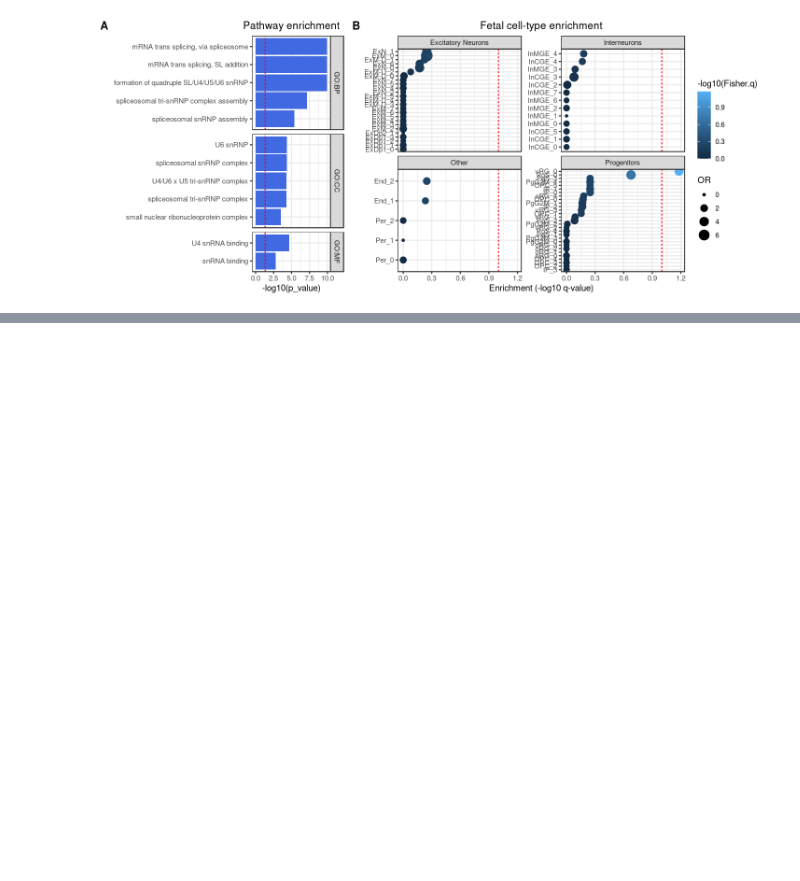
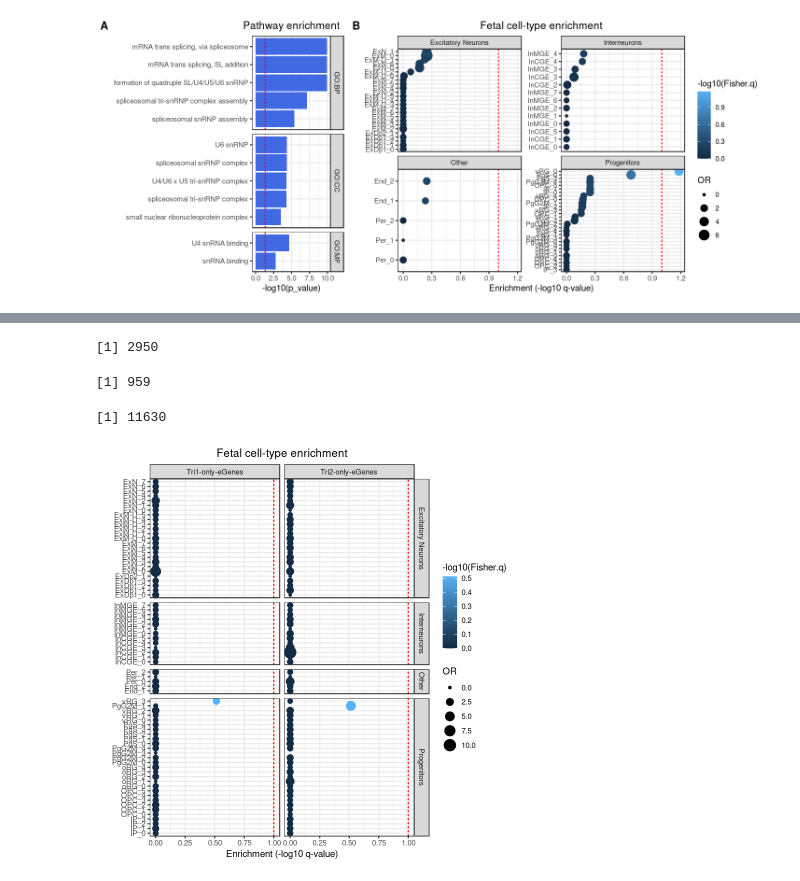
Before and after one commit to gandallab/devBrain_xQTL, a Jupyter notebook: code/06-analyses/Fetal-only-QTLs.ipynb, the cells around one changed output, grey strips where cells are left out. Drawn from its saved outputs; the diff is of its cells as text; code cells hidden in the pictures; blank space fills up the shorter version.

```diff
--- a/code/06-analyses/Fetal-only-QTLs.ipynb
+++ b/code/06-analyses/Fetal-only-QTLs.ipynb
@@ -124,0 +192,6 @@ cowplot::plot_grid(plotlist = list(panelA, panelB),labels="AUTO",rel_widths = c(
+# %%
+tableS3.tri1 = openxlsx::read.xlsx("data/manuscript/ST3.xlsx", sheet="ST3-1-tri1-eGene") %>% as_tibble()
+tableS3.tri1 %>% head()
+
+#4211 tri1 egenes
+nrow(tableS3.tri1)
@@ -124,0 +209,6 @@ cowplot::plot_grid(plotlist = list(panelA, panelB),labels="AUTO",rel_widths = c(
+# %%
+tableS3.tri2 = openxlsx::read.xlsx("data/manuscript/ST3.xlsx", sheet="ST3-2-tri2-eGene") %>% as_tibble()
+tableS3.tri2 %>% head()
+
+#2220 tri2 egenes
+nrow(tableS3.tri2)
@@ -124,0 +247,50 @@ cowplot::plot_grid(plotlist = list(panelA, panelB),labels="AUTO",rel_widths = c(
+# %%
+tri1_only = tableS3.tri1$pid[!tableS3.tri1$pid %in% tableS3.tri2$pid]
+length(tri1_only)
+tri2_only = tableS3.tri2$pid[!tableS3.tri2$pid %in% tableS3.tri1$pid]
+length(tri2_only)
+
+tri1and2_bg = unique(c(tri1_only, tri2_only, tableS1$pid))
+length(tri1and2_bg)
+# %% [output]
+[1] 2950
+[1] 959
+[1] 11630
+# %%
+# Cell type markers from fetal brain scRNAseq
+# Load poliodakis et al markers (Table S4)
+celltypemarkers <- openxlsx::read.xlsx('https://www.cell.com/cms/10.1016/j.neuron.2019.06.011/attachment/508ae008-b926-487a-b871-844a12acc1f8/mmc5', sheet='Cluster enriched genes') %>% as_tibble()
+
+celltypemarkers.tableS5 = openxlsx::read.xlsx('https://www.cell.com/cms/10.1016/j.neuron.2019.06.011/attachment/ec1863fa-0dfc-405c-928c-c5ca96115667/mmc6', sheet='Sub-cluster enriched genes') %>% as_tibble()
+markers.bg = unique(c(celltypemarkers$Ensembl,celltypemarkers.tableS5$Ensembl))
+markers.bg2 <- tableS1 %>% filter(gene_type == "protein_coding") %>%  select(pid) %>% pull()
+
+
+  df_fisher = data.frame()
+  for(this_cell in unique(celltypemarkers.tableS5$Subcluster)) {
+    marker_genes = celltypemarkers.tableS5 %>% filter(Subcluster == this_cell) %>% dplyr::select(Ensembl) %>% pull()
+    enrichment = ORA(tri1_only, marker_genes, tri1and2_bg, markers.bg)
+    df_fisher = rbind(df_fisher, data.frame(set="Tri1-only-eGenes", cell=this_cell, as.data.frame(t(enrichment))))
+
+      enrichment2 = ORA(tri2_only, marker_genes, tri1and2_bg, markers.bg)
+    df_fisher = rbind(df_fisher, data.frame(set="Tri2-only-eGenes", cell=this_cell, as.data.frame(t(enrichment2))))
+  }
+
+    df_fisher$OR = as.numeric(df_fisher$OR)
+  df_fisher$Fisher.p = as.numeric(df_fisher$Fisher.p)
+  df_fisher$Fisher.p[df_fisher$OR<1] = 1
+  df_fisher$Fisher.q = p.adjust(df_fisher$Fisher.p,'fdr')
+
+  df_fisher$CellClass = "Progenitors"
+  df_fisher$CellClass[grep("Ex",df_fisher$cell)] = "Excitatory Neurons"
+  df_fisher$CellClass[grep("In",df_fisher$cell)] = "Interneurons"
+  df_fisher$CellClass[grep("End",df_fisher$cell)] = "Other"
+  df_fisher$CellClass[grep("Per",df_fisher$cell)] = "Other"
+  df_fisher$CellClass[grep("Per",df_fisher$cell)] = "Other"
+
+ggplot(df_fisher,aes(x=reorder(cell, -Fisher.q), y= -log10(Fisher.q), size=OR, color=-log10(Fisher.q))) +
+        geom_point() + coord_flip() + facet_grid(CellClass~set, scales = 'free',space='free') + theme_bw() +
+    geom_hline(yintercept = 1,lty=2,color='red') + labs(y='Enrichment (-log10 q-value)',x='') +
+ggtitle("Fetal cell-type enrichment")+ theme(plot.title = element_text(hjust=.5))
+# %% [output]
+[figure, added]
```
Also changed, not shown: parts of 11 cells of this notebook, 3 other files.
